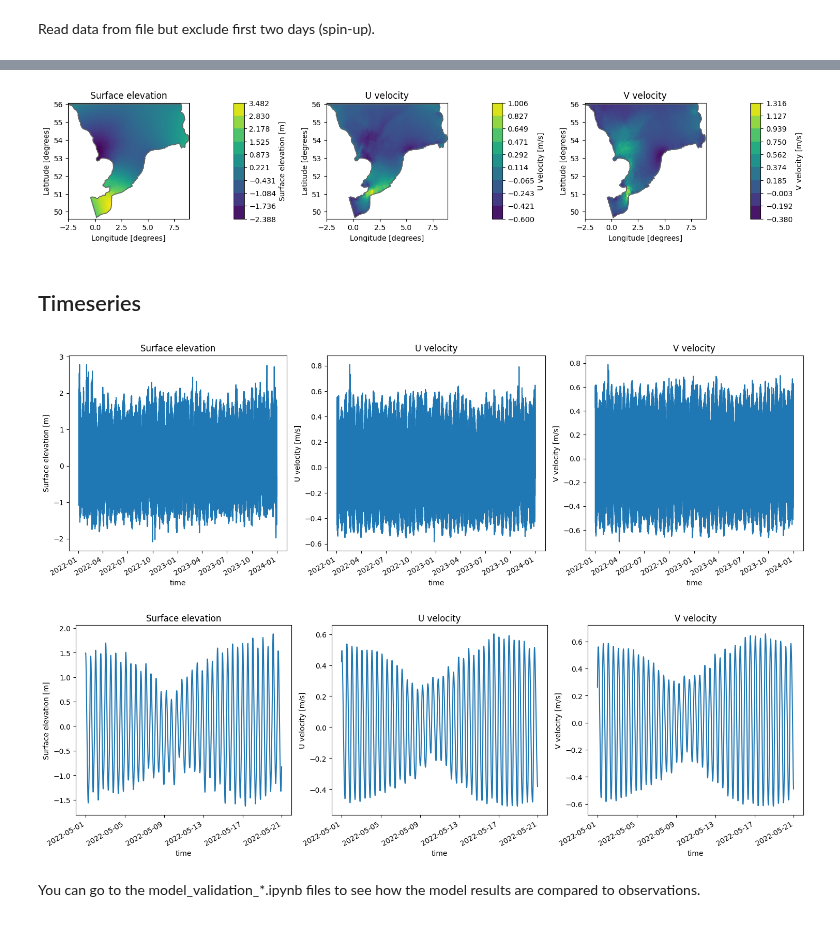
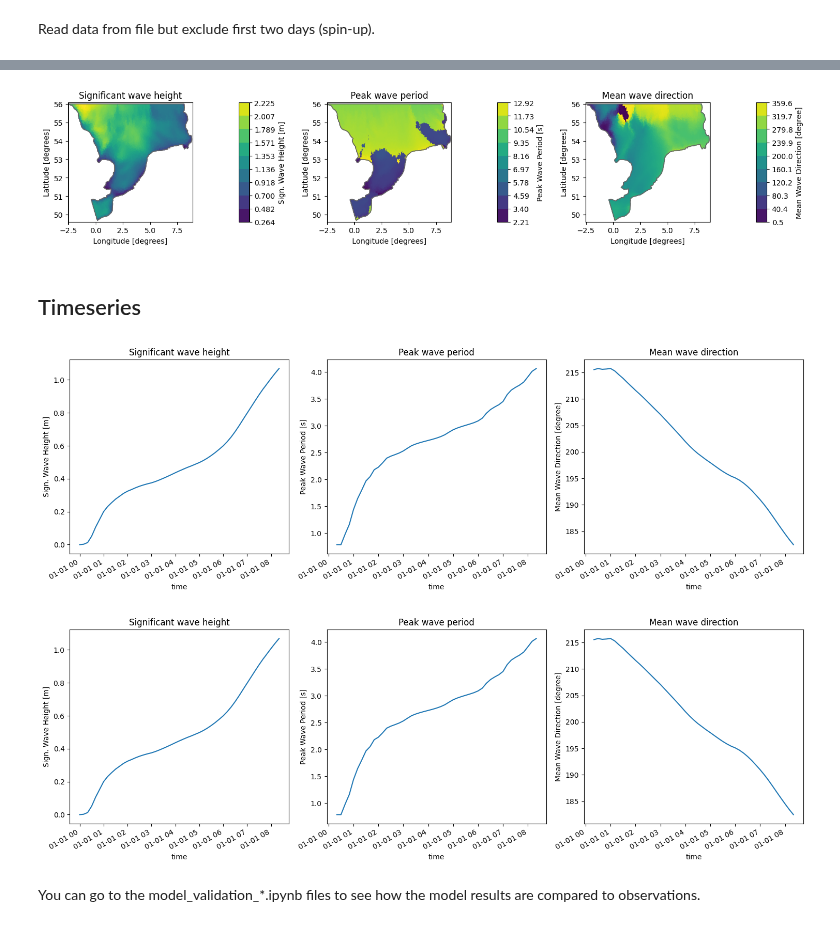
Before and after one commit to DHI/WaterBench-MIKE21SW-SouthernNorthSea, a Jupyter notebook: code/explore_model_result_data.ipynb, the cells around one changed output, grey strips where cells are left out. Cells and saved outputs as stored; diff of their text form; code cells hidden in the pictures.

```diff
--- a/code/explore_model_result_data.ipynb
+++ b/code/explore_model_result_data.ipynb
@@ -14,7 +14,7 @@ save_png = False
 # %% [markdown]
 ## Open the model result file
 # %%
-dfs = mikeio.open(f"{mr_fldr}Area.dfsu")
+dfs = mikeio.open(f"{mr_fldr}Area_new.dfsu")
 dfs
 # %% [output]
 <mikeio.Dfsu2DH>
@@ -51,4 +56,6 @@ plt.show()
 # %% [markdown]
 Read data from file but exclude first two days (spin-up).
 # %%
-ds = dfs.read(time = slice("2022-01-03", "2023-12-31"))
+#ds = dfs.read(time = slice("2022-01-01", "2022-12-31"))
+ds = dfs.read()
+ds
@@ -56,36 +77,36 @@ ds = dfs.read(time = slice("2022-01-03", "2023-12-31"))
 # Select time step and plot items
 plot_time = "2022-05-01" if "2022-05-01" in ds.time else ds.time[-1]
 fig,axs = plt.subplots(1, 3, figsize=(15,5))
-ds["Surface elevation"].sel(time=plot_time).plot(ax=axs[0], title="Surface elevation")
-ds["U velocity"].sel(time=plot_time).plot(ax=axs[1], title="U velocity")
-ds["V velocity"].sel(time=plot_time).plot(ax=axs[2], title="V velocity")
+ds["Sign. Wave Height"].sel(time=plot_time).plot(ax=axs[0], title="Significant wave height")
+ds["Peak Wave Period"].sel(time=plot_time).plot(ax=axs[1], title="Peak wave period")
+ds["Mean Wave Direction"].sel(time=plot_time).plot(ax=axs[2], title="Mean wave direction")
 plt.tight_layout()
 plt.show()
 # %% [output]
-[figure, old version]
+[figure, new version]
 # %% [markdown]
 ## Timeseries
 # %%
 # Select spatial point and plot items
 p = (2.5, 51.5)
 fig,axs = plt.subplots(1,3, figsize=(15,5))
-ds["Surface elevation"].sel(x=p[0],y=p[1]).plot(ax=axs[0],title="Surface elevation")
-ds["U velocity"].sel(x=p[0],y=p[1]).plot(ax=axs[1],title="U velocity")
-ds["V velocity"].sel(x=p[0],y=p[1]).plot(ax=axs[2],title="V velocity")
+ds["Sign. Wave Height"].sel(x=p[0], y=p[1]).plot(ax=axs[0], title="Significant wave height")
+ds["Peak Wave Period"].sel(x=p[0], y=p[1]).plot(ax=axs[1], title="Peak wave period")
+ds["Mean Wave Direction"].sel(x=p[0], y=p[1]).plot(ax=axs[2], title="Mean wave direction")
 plt.tight_layout()
 plt.show()
 # %% [output]
-[figure, old version]
+[figure, new version]
 # %%
 # Zoom in on a time interval
 time_interval=slice("2022-05-01","2022-05-20") if "2022-05-01" in ds.time else ds.time[:100]
 fig,axs = plt.subplots(1,3, figsize=(15,5))
-ds["Surface elevation"].sel(x=p[0],y=p[1],time=time_interval).plot(ax=axs[0],title="Surface elevation")
-ds["U velocity"].sel(x=p[0],y=p[1],time=time_interval).plot(ax=axs[1],title="U velocity")
-ds["V velocity"].sel(x=p[0],y=p[1],time=time_interval).plot(ax=axs[2],title="V velocity")
+ds["Sign. Wave Height"].sel(x=p[0], y=p[1], time=time_interval).plot(ax=axs[0], title="Significant wave height")
+ds["Peak Wave Period"].sel(x=p[0], y=p[1], time=time_interval).plot(ax=axs[1], title="Peak wave period")
+ds["Mean Wave Direction"].sel(x=p[0], y=p[1], time=time_interval).plot(ax=axs[2], title="Mean wave direction")
 plt.tight_layout()
 plt.show()
 # %% [output]
-[figure, old version]
+[figure, new version]
 # %% [markdown]
 You can go to the model_validation_*.ipynb files to see how the model results are compared to observations.
```
Also changed, not shown: parts of 4 cells of this notebook, 2 other files.
